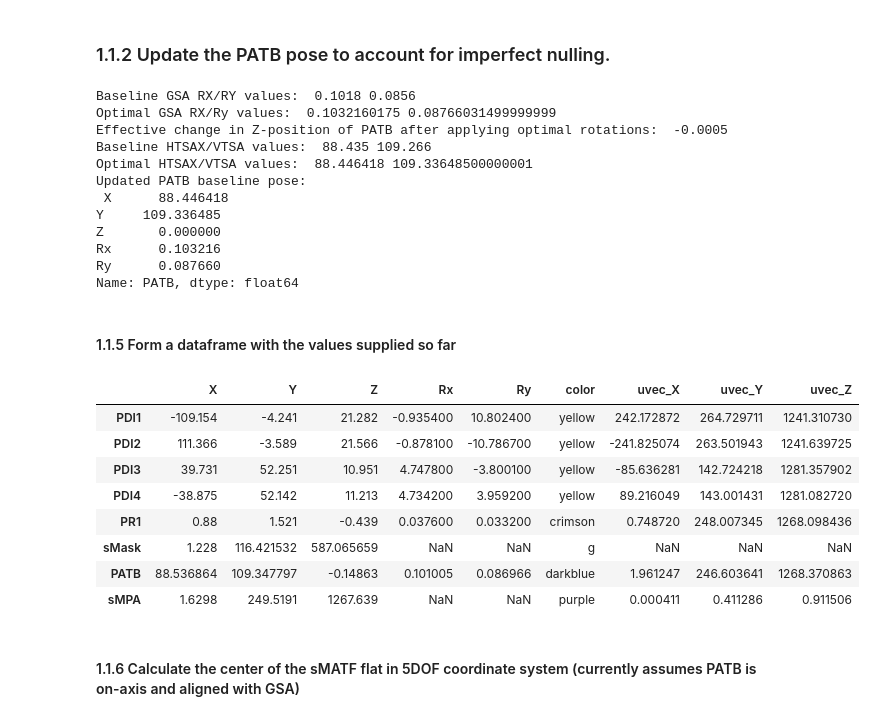
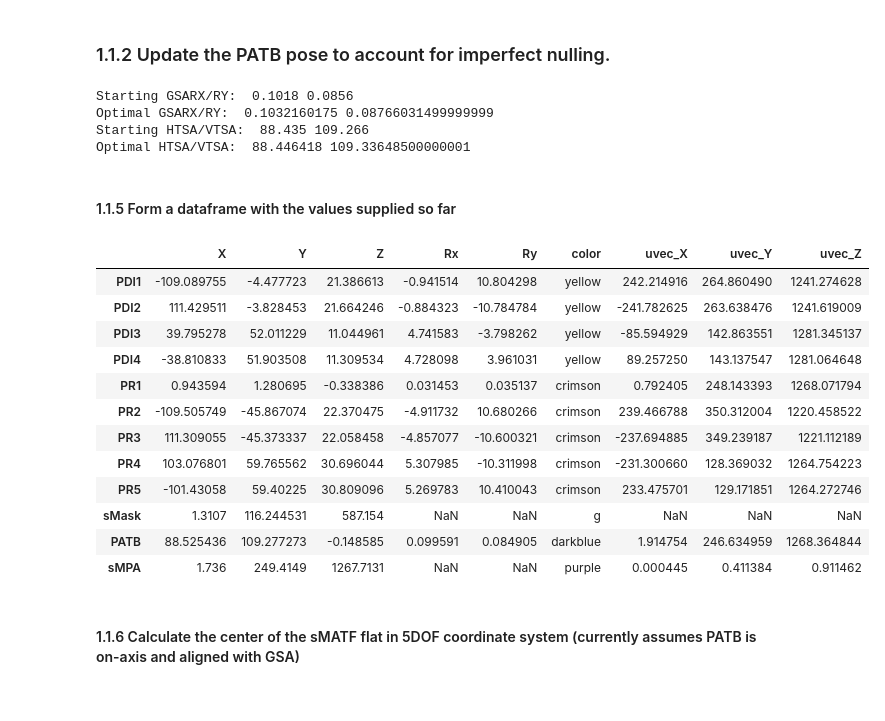
Before and after one commit to evanbray1/ADMTools, a Jupyter notebook: Pose Updater.ipynb, the cells around one changed output. Drawn from its saved outputs; the diff is of its cells as text; code cells hidden in the pictures.

```diff
--- a/Pose Updater.ipynb
+++ b/Pose Updater.ipynb
@@ -12,7 +9,7 @@ Warning: Cannot change to a different GUI toolkit: notebook. Using qt5 instead.
 # %% [markdown]
 ### 0.1 Ingesting the [X,Y,Z,Rx,Ry] values from Tyler's spreadsheet
 # %%
-fname = 'SES-sandbox.xlsx'
+fname = 'files/SES-cold3-C4- 5DoF inputs_template.xlsx'
 sheetname = 'Input for Tyler analysis'
 #fname = 'SES-cold plateau 3 - circuit 2.xlsx'
 #sheetname = 'Input for Tyler analysis'
@@ -28,12 +25,12 @@ sMask=np.array(spreadsheet.iloc[10,1:4]).astype(float)
 
 spreadsheet = pd.read_excel(fname,
                             sheet_name=sheetname,skiprows=15,usecols='B:N')
-pose_actual = spreadsheet.iloc[0:5,0:6]
+pose_actual = spreadsheet.iloc[0:9,0:6]
 pose_actual = pose_actual.set_index('Name').sort_index()
 pose_actual.columns = ['X','Y','Z','Rx','Ry']
 X_5DOF,Y_5DOF,Z_5DOF,rx_deg_5DOF,ry_deg_5DOF = [[*pose_actual['X'].values.astype(float)],[*pose_actual['Y'].values.astype(float)],[*pose_actual['Z'].values.astype(float)],
                                                 [*pose_actual['Rx'].values.astype(float)],[*pose_actual['Ry'].values.astype(float)]]
-pose_encoders = spreadsheet.iloc[0:5,7:13]
+pose_encoders = spreadsheet.iloc[0:9,7:13]
 pose_encoders = pose_encoders.set_index('Name.1').sort_index()
 
 print('Provided 5DOF position in real space: \n',pose_actual,'\n')
@@ -103,84 +116,63 @@ p_null_PATB_baseline_encoder
 # %% [markdown]
 ### 1.1.2 Update the PATB pose to account for imperfect nulling.
-# %%
-
-optimal_gsarx_patb, optimal_gsary_patb = optimize_5DOF_rotation_for_PAT(p_null_PATB_baseline_encoder['AC_AZ'].values[0], p_null_PATB_baseline_encoder['AC_EL'].values[0],
-                                         sMATF_baseline['AC_AZ'].values[0],sMATF_baseline['AC_EL'].values[0],
-                                         p_null_PATB_baseline_encoder['Rx'].values[0], p_null_PATB_baseline_encoder['Ry'].values[0])
-print('Baseline GSA RX/RY values: ', p_null_PATB_baseline_encoder['Rx'].values[0], p_null_PATB_baseline_encoder['Ry'].values[0])
-print('Optimal GSA RX/Ry values: ',optimal_gsarx_patb,optimal_gsary_patb)
-additional_patb_z_shift = -1*p_null_offset[1]*np.sin(np.deg2rad(optimal_gsarx_patb - p_null_PATB_baseline_encoder['Rx'].values[0])) +\
-                            p_null_offset[0]*np.sin(np.deg2rad(optimal_gsary_patb - p_null_PATB_baseline_encoder['Ry'].values[0]))
-z_null_PATB_baseline += additional_patb_z_shift
-print('Effective change in Z-position of PATB after applying optimal rotations: ',round(additional_patb_z_shift,4))
-
-
-optimal_htsax_patb, optimal_vtsa_patb = optimize_5DOF_translation_for_PAT(p_null_PATB_baseline_encoder['DET_X'].values[0], p_null_PATB_baseline_encoder['DET_Y'].values[0],
-                                         sMATF_baseline['DET_X'].values[0],sMATF_baseline['DET_Y'].values[0],
-                                         p_null_PATB_baseline_encoder['X'].values[0], p_null_PATB_baseline_encoder['Y'].values[0])
-print('Baseline HTSAX/VTSA values: ',p_null_PATB_baseline_encoder['X'].values[0], p_null_PATB_baseline_encoder['Y'].values[0])
-print('Optimal HTSAX/VTSA values: ',optimal_htsax_patb,optimal_vtsa_patb)
-
-p_null_PATB_baseline_encoder_alternate = pd.DataFrame(dict({'X':optimal_htsax_patb, 'Y':optimal_vtsa_patb,'Z':p_null_PATB_baseline_encoder['Z'].values[0],'Rx':optimal_gsarx_patb,'Ry':optimal_gsary_patb,
-                                                  'AC_AZ':0,'AC_EL':0,'DET_X':sMATF_baseline['DET_X'].values[0],'DET_Y':sMATF_baseline['DET_Y'].values[0]}),index=['PATB'])
-p_null_PATB_baseline = calculate_5DOF_from_encoders(p_null_PATB_baseline_encoder_alternate)
-print('Updated PATB baseline pose: \n',p_null_PATB_baseline_encoder_alternate.loc['PATB',['X','Y','Z','Rx','Ry']])
-# %% [output]
-Baseline GSA RX/RY values:  0.1018 0.0856
-Optimal GSA RX/Ry values:  0.1032160175 0.08766031499999999
-Effective change in Z-position of PATB after applying optimal rotations:  -0.0005
-Baseline HTSAX/VTSA values:  88.435 109.266
-Optimal HTSAX/VTSA values:  88.446418 109.33648500000001
-Updated PATB baseline pose:
- X      88.446418
-Y     109.336485
-Z       0.000000
-Rx      0.103216
-Ry      0.087660
-Name: PATB, dtype: float64
+# %%
+#Apply a correction to account for imperfect nulling between PATB/sMATF and overwrite the values in the p_null_PATB_baseline_encoder DataFrame with the optimal ones.
+optimize_PATB_for_imperfect_nulling = True
+
+if optimize_PATB_for_imperfect_nulling == True:
+    p_null_PATB_baseline_encoder = update_p_null_PATB_encoders(p_null_PATB_baseline_encoder,p_null_offset)
+# %% [output]
+Starting GSARX/RY:  0.1018 0.0856
+Optimal GSARX/RY:  0.1032160175 0.08766031499999999
+Starting HTSA/VTSA:  88.435 109.266
+Optimal HTSA/VTSA:  88.446418 109.33648500000001
 # %% [markdown]
 #### 1.1.5 Form a dataframe with the values supplied so far
 # %%
 #Generate a dataframe where we will store some parameters for each pose
 columns = ['X','Y','Z','Rx','Ry']
 df = pose_actual
 df['color']='crimson'
 
 gsa_rot = R.from_euler('x',GSA_angle_WCS_deg, degrees=True)
 df.loc['sMask',['X','Y','Z']] = gsa_rot.apply(sMask)
 df.loc['sMask','color'] = 'g'
 
-dz_baseline = z_null_sMATF_baseline-z_null_PATB_baseline #deltaZ between PATB and sMATF
-
+dz_baseline = p_null_PATB_baseline_encoder.loc['PATB','z_sMATF'] - \
+    p_null_PATB_baseline_encoder.loc['PATB','z_PATB']
 df = pd.concat([df,p_null_PATB_baseline])
 df.loc['PATB','color']='darkblue'
 
 df.loc['sMPA',['X','Y','Z']] = sMPA_to_WCS.values.astype(float)
 df.loc['sMPA','color']='purple'
 
 for pose in df.index:
     update_uvec(df,pose,length=focal_length,rotangle=GSA_angle_WCS_deg)
     if 'PDI' in pose:
         df.loc[pose,'color'] = 'yellow'
 
 # create normal vector to sMPA
 vec = np.array([0,0,1])
 rotmat = R.from_euler('XYZ',sMPA_angle_to_WCS_deg, degrees=True)
 df.loc['sMPA',['uvec_X','uvec_Y','uvec_Z']] = rotmat.apply(vec)
 
 #ax = plot_poses(df)
 #plot_sMPA(df, ax)
 df
 # %% [output]
 |  | X | Y | Z | Rx | Ry | color | uvec_X | uvec_Y | uvec_Z |
-| PDI1 | -109.154 | -4.241 | 21.282 | -0.935400 | 10.802400 | yellow | 242.172872 | 264.729711 | 1241.310730 |
-| PDI2 | 111.366 | -3.589 | 21.566 | -0.878100 | -10.786700 | yellow | -241.825074 | 263.501943 | 1241.639725 |
-| PDI3 | 39.731 | 52.251 | 10.951 | 4.747800 | -3.800100 | yellow | -85.636281 | 142.724218 | 1281.357902 |
-| PDI4 | -38.875 | 52.142 | 11.213 | 4.734200 | 3.959200 | yellow | 89.216049 | 143.001431 | 1281.082720 |
-| PR1 | 0.88 | 1.521 | -0.439 | 0.037600 | 0.033200 | crimson | 0.748720 | 248.007345 | 1268.098436 |
-| sMask | 1.228 | 116.421532 | 587.065659 | NaN | NaN | g | NaN | NaN | NaN |
-| PATB | 88.536864 | 109.347797 | -0.14863 | 0.101005 | 0.086966 | darkblue | 1.961247 | 246.603641 | 1268.370863 |
-| sMPA | 1.6298 | 249.5191 | 1267.639 | NaN | NaN | purple | 0.000411 | 0.411286 | 0.911506 |
+| PDI1 | -109.089755 | -4.477723 | 21.386613 | -0.941514 | 10.804298 | yellow | 242.214916 | 264.860490 | 1241.274628 |
+| PDI2 | 111.429511 | -3.828453 | 21.664246 | -0.884323 | -10.784784 | yellow | -241.782625 | 263.638476 | 1241.619009 |
+| PDI3 | 39.795278 | 52.011229 | 11.044961 | 4.741583 | -3.798262 | yellow | -85.594929 | 142.863551 | 1281.345137 |
+| PDI4 | -38.810833 | 51.903508 | 11.309534 | 4.728098 | 3.961031 | yellow | 89.257250 | 143.137547 | 1281.064648 |
+| PR1 | 0.943594 | 1.280695 | -0.338386 | 0.031453 | 0.035137 | crimson | 0.792405 | 248.143393 | 1268.071794 |
+| PR2 | -109.505749 | -45.867074 | 22.370475 | -4.911732 | 10.680266 | crimson | 239.466788 | 350.312004 | 1220.458522 |
+| PR3 | 111.309055 | -45.373337 | 22.058458 | -4.857077 | -10.600321 | crimson | -237.694885 | 349.239187 | 1221.112189 |
+| PR4 | 103.076801 | 59.765562 | 30.696044 | 5.307985 | -10.311998 | crimson | -231.300660 | 128.369032 | 1264.754223 |
+| PR5 | -101.43058 | 59.40225 | 30.809096 | 5.269783 | 10.410043 | crimson | 233.475701 | 129.171851 | 1264.272746 |
+| sMask | 1.3107 | 116.244531 | 587.154 | NaN | NaN | g | NaN | NaN | NaN |
+| PATB | 88.525436 | 109.277273 | -0.148585 | 0.099591 | 0.084905 | darkblue | 1.914754 | 246.634959 | 1268.364844 |
+| sMPA | 1.736 | 249.4149 | 1267.7131 | NaN | NaN | purple | 0.000445 | 0.411384 | 0.911462 |
 # %% [markdown]
 #### 1.1.6 Calculate the center of the sMATF flat in 5DOF coordinate system (currently assumes PATB is on-axis and aligned with GSA)
 # %%
```
Also changed, not shown: parts of 16 cells of this notebook, 1 other file.
